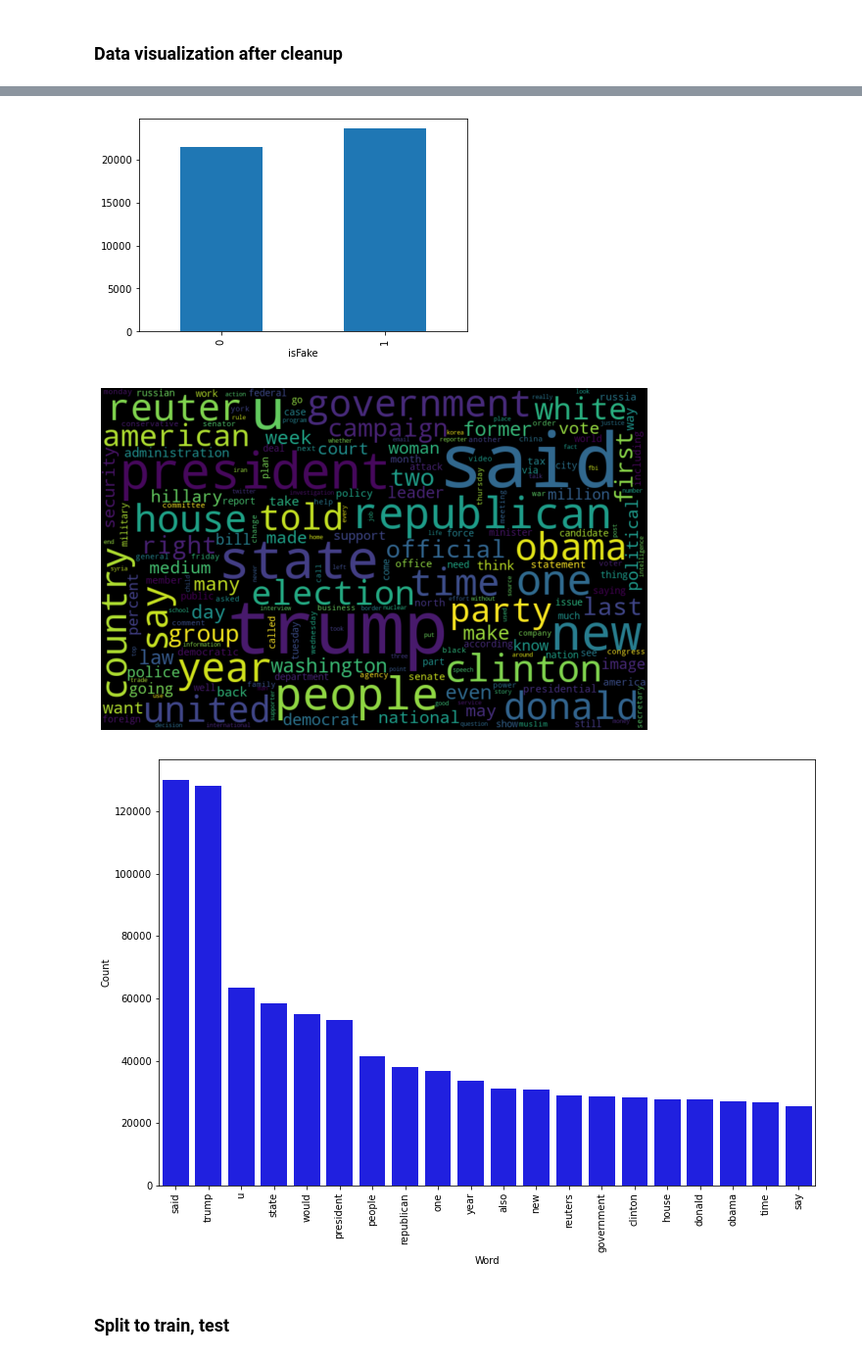
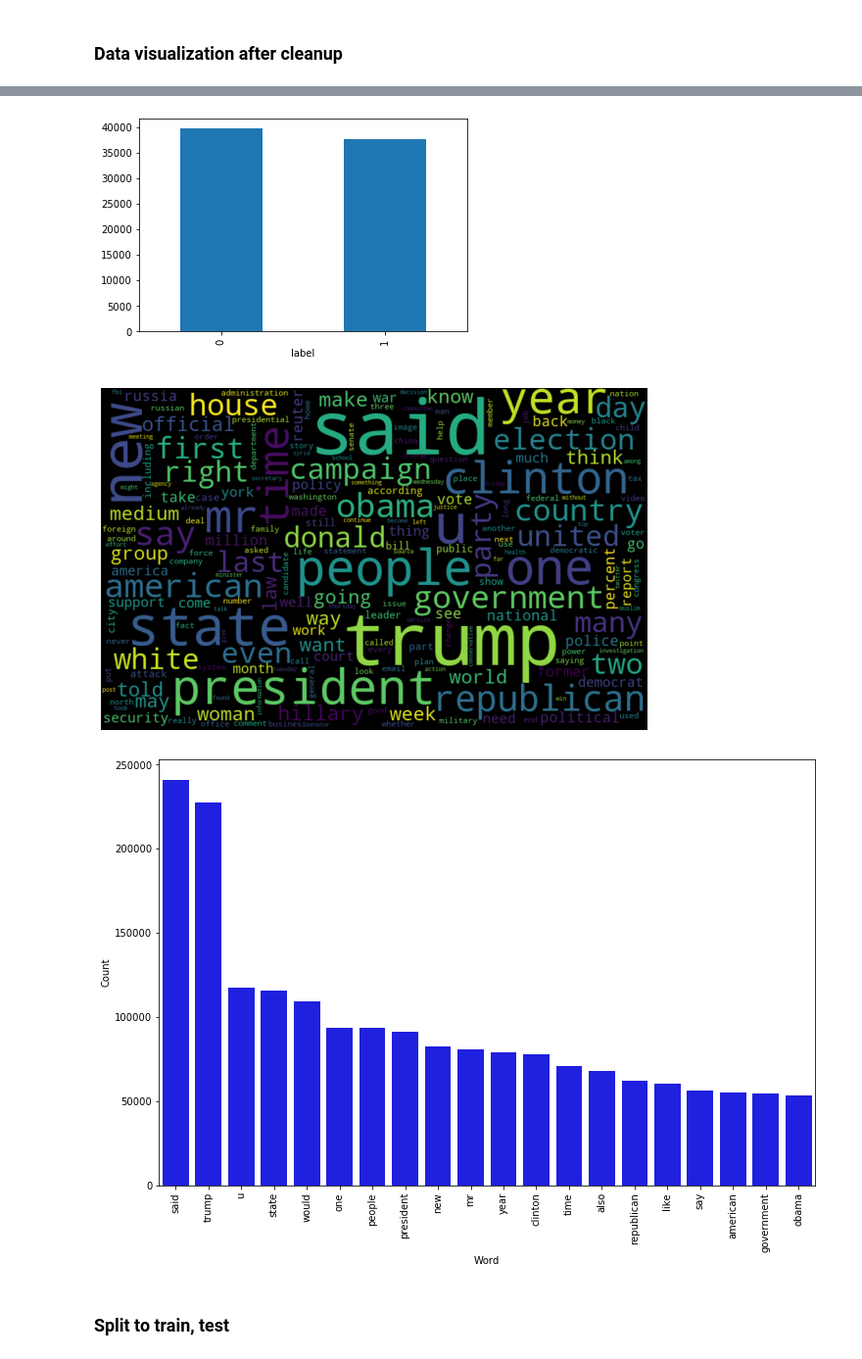
Before and after one commit to github4dheeraj/ML-Springboard, a Jupyter notebook: Capstone-Projects/fake-news-data-exploration.ipynb, the cells around one changed output, grey strips where cells are left out. Shown at 98% size. Saved outputs shown, nothing was run; the diff lists cells and outputs as text; code cells hidden in the pictures.

```diff
--- a/Capstone-Projects/fake-news-data-exploration.ipynb
+++ b/Capstone-Projects/fake-news-data-exploration.ipynb
@@ -153,0 +210,15 @@ frequency(research_real, "text", 20)
+# %%
+politifact_real = pd.read_csv("./data/politifact_real.csv")
+politifact_fake = pd.read_csv("./data/politifact_fake.csv")
+politifact_real['label']= 1
+politifact_fake['label']= 0
+politifact = pd.concat([politifact_real, politifact_fake])
+politifact["text"] = politifact["title"]
+
+politifact["text"] = politifact["text"].astype(str)
+politifact['label'] = politifact['label'].astype(int)
+
+politifact.sample(frac = 1) #Shuffle 100%
+politifact = politifact.loc[:,['text','label']]
+
+print(politifact.head())
@@ -154,6 +234,21 @@ frequency(research_real, "text", 20)
+# %%
+traindataset = pd.read_csv("./data/train.csv")
+traindataset["text"] = traindataset["title"] + traindataset["text"]
+traindataset.sample(frac = 1) #Shuffle 100%
+
+traindataset["text"] = traindataset["text"].astype(str)
+traindataset['label'] = traindataset['label'].astype(int)
+
+traindataset = traindataset.loc[:,['text','label']]
+traindataset = traindataset.dropna()
 # %% [markdown]
 ## Data Cleaning
 
 ### Kaggle - Drop irrelevant columns
 # %%
-kaggle_data.drop(['title', 'subject', 'date'],axis=1,inplace=True)
+kaggle_data["Article"] = kaggle_data["title"] + kaggle_data["text"]
+kaggle_data.drop(['title', 'subject', 'date', 'text'],axis=1,inplace=True)
+
+kaggle_data["text"] = kaggle_data["Article"]
+kaggle_data.drop(['Article'],axis=1,inplace=True)
+print(kaggle_data.head())
@@ -211,5 +272,9 @@ clean_data(research_data, ["text"])
 ## Combine both dataset
 # %%
 all_data = kaggle_data.append(research_data, ignore_index=True, sort=False)
+all_data = all_data.append(dataset, ignore_index=True, sort=False)
+all_data = all_data.append(newsdataset, ignore_index=True, sort=False)
+all_data = all_data.append(politifact, ignore_index=True, sort=False)
+all_data = all_data.append(traindataset, ignore_index=True, sort=False)
 all_data.head()
 # %% [output]
@@ -222,8 +287,8 @@ all_data.head()
 # %% [markdown]
 ### Data visualization after cleanup
 # %%
-print(all_data.groupby(['isFake'])['text'].count())
-all_data.groupby(['isFake'])['text'].count().plot(kind="bar")
+print(all_data.groupby(['label'])['text'].count())
+all_data.groupby(['label'])['text'].count().plot(kind="bar")
 plt.show()
 
 word_cloud(all_data, "text")
@@ -236,7 +301,7 @@ isFake
 Name: text, dtype: int64
-[figure, old version]
+[figure, new version]
-[figure, old version]
+[figure, new version]
-[figure, old version]
+[figure, new version]
 # %% [markdown]
 ### Split to train, test
 # %%
```
Also changed, not shown: parts of 40 cells of this notebook, 3 other files.
